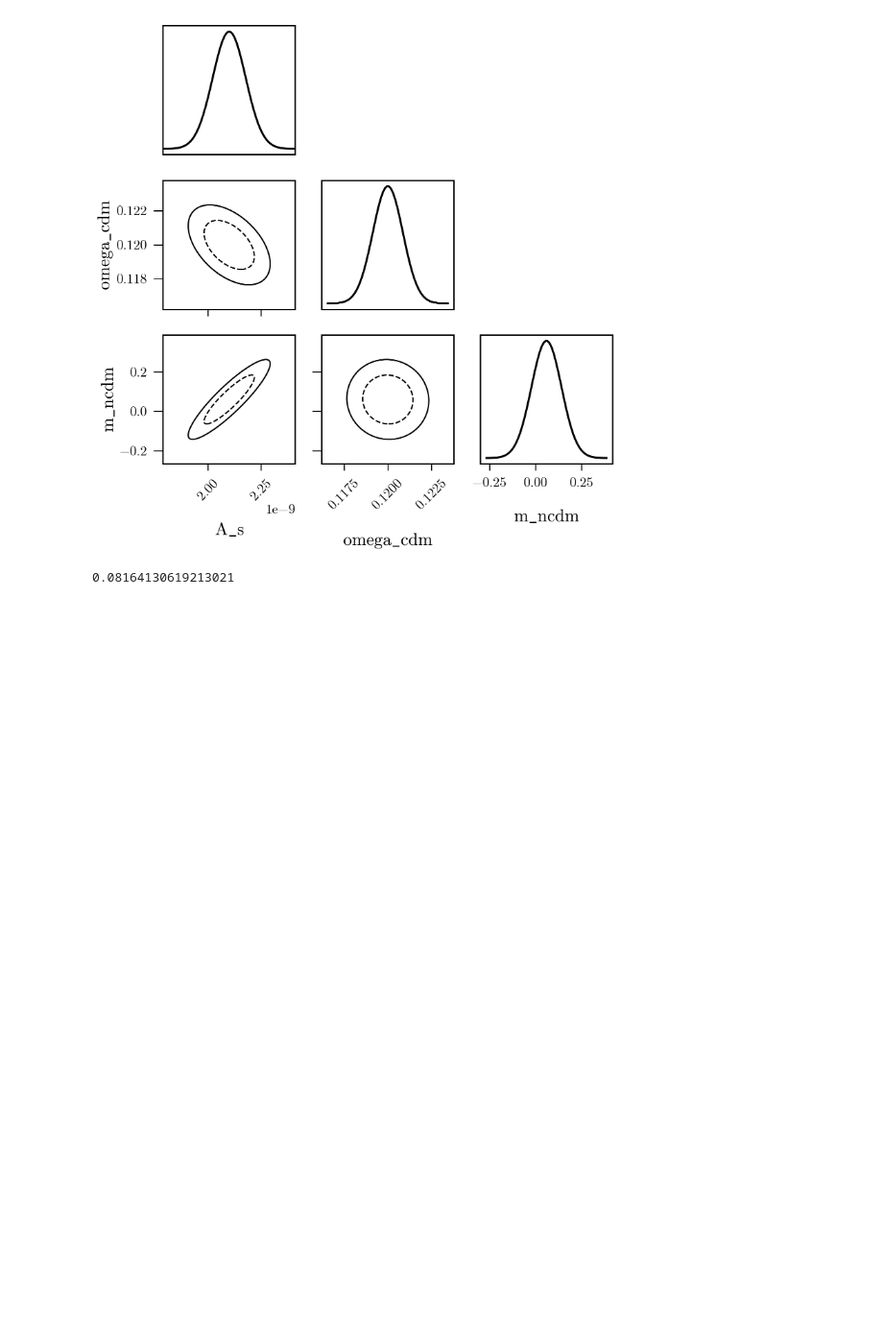
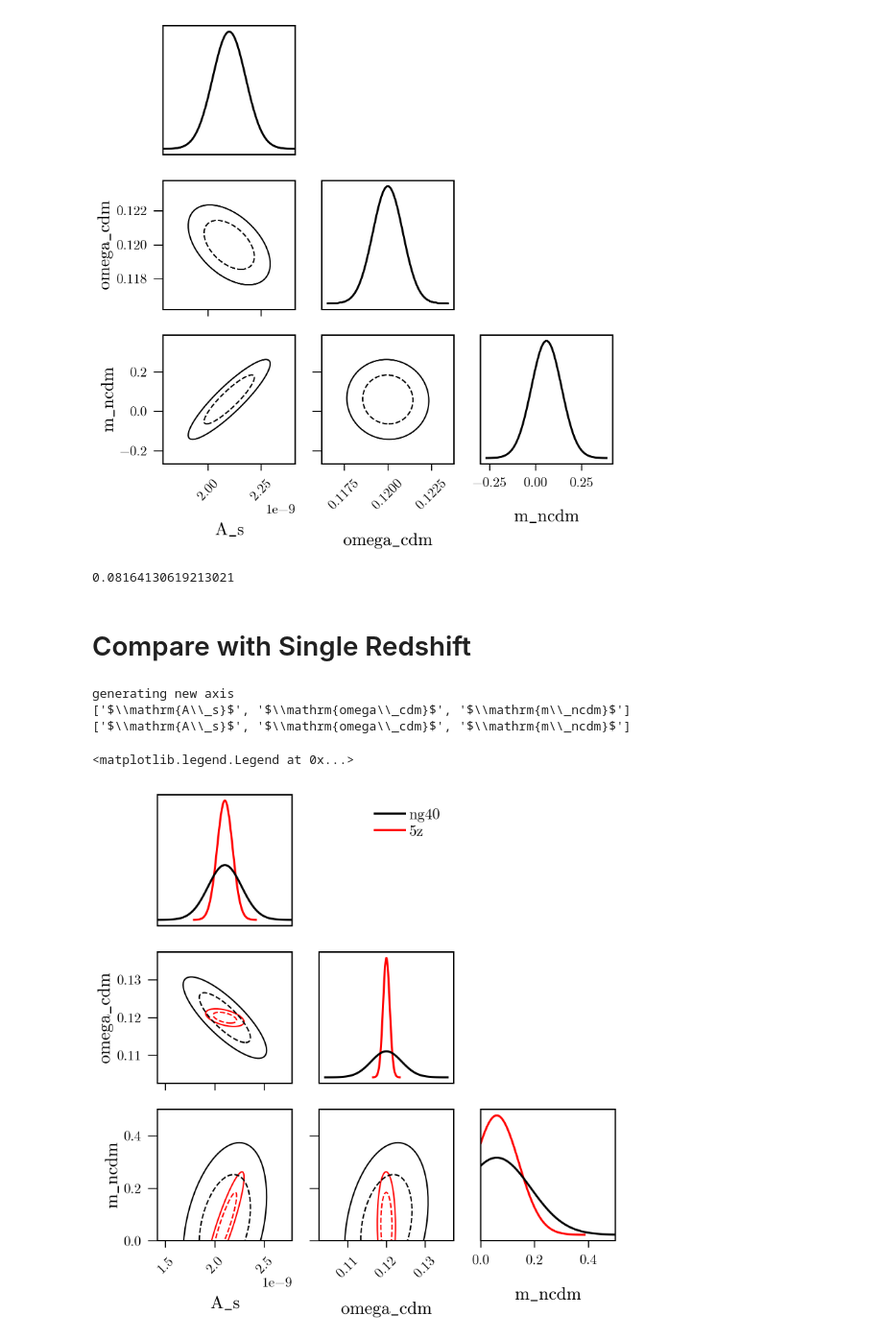
Before and after one commit to xzackli/fishchips-public, a Jupyter notebook: notebooks/Lensing Tomography.ipynb, the cells around one changed output. Shown at 96% size. Drawn from its saved outputs; the diff is of its cells as text; code cells hidden in the pictures; blank space fills up the shorter version.

```diff
--- a/notebooks/Lensing Tomography.ipynb
+++ b/notebooks/Lensing Tomography.ipynb
@@ -126,7 +124,7 @@ def get_kcov(cosmo, nbins, non_diagonal, verbose=False):
         print('debug matrix:\n', debug_mat)
     return cov_mat
 
-example_kcov = get_kcov(obs.cosmos['CLASS_fiducial'], nbins=5, non_diagonal=4, verbose=True)
+example_kcov = get_kcov(obs_tom.cosmos['CLASS_fiducial'], nbins=5, non_diagonal=4, verbose=True)
 # %% [output]
 debug matrix:
  [[ 0.  1.  2.  3.  4.]
@@ -227,13 +225,13 @@ class MultipleRedshiftGalaxyLensing(Experiment):
 
         return self.fisher
 # %%
-exp = MultipleRedshiftGalaxyLensing(fsky=0.4, ngal=np.array([08.83, 13.25, 11.15, 07.36, 04.26])*3437.75**2,
+exp_tom = MultipleRedshiftGalaxyLensing(fsky=0.4, ngal=np.array([08.83, 13.25, 11.15, 07.36, 04.26])*3437.75**2,
                                   sigma_e=0.35, l_min=80, l_max=5000,
                                    nbins=5, non_diagonal=4)
-fisher = exp.get_fisher(obs) #+ Planck.get_fisher(obs)
+fisher_tom = exp_tom.get_fisher(obs_tom) #+ Planck.get_fisher(obs)
 # %%
-cov = np.linalg.inv(fisher)
-fishchips.util.plot_triangle(obs, cov);
+cov = np.linalg.inv(fisher_tom)
+fishchips.util.plot_triangle(obs_tom, cov);
 # %% [output]
 generating new axis
 ['$\\mathrm{A\\_s}$', '$\\mathrm{omega\\_cdm}$', '$\\mathrm{m\\_ncdm}$']
@@ -242,3 +240,5 @@ generating new axis
 np.sqrt(cov[-1,-1])
 # %% [output]
 0.08164130619213021
+# %% [markdown]
+# Compare with Single Redshift
@@ -244,0 +364,19 @@ np.sqrt(cov[-1,-1])
+# %%
+single_cov = np.linalg.inv(fisher)
+# %%
+
+fig, ax = fishchips.util.plot_triangle(obs_tom, cov, color='red');
+fig, ax = fishchips.util.plot_triangle(obs, single_cov, f=fig, ax=ax);
+ax[-1,0].set_ylim(0,0.5)
+ax[-1,1].set_ylim(0,0.5)
+ax[-1,2].set_xlim(0,0.5)
+
+ax[0,1].plot([],[],color='black',label='ng40')
+ax[0,1].plot([],[],color='red',label='5z')
+ax[0,1].legend()
+# %% [output]
+generating new axis
+['$\\mathrm{A\\_s}$', '$\\mathrm{omega\\_cdm}$', '$\\mathrm{m\\_ncdm}$']
+['$\\mathrm{A\\_s}$', '$\\mathrm{omega\\_cdm}$', '$\\mathrm{m\\_ncdm}$']
+<matplotlib.legend.Legend at 0x...>
+[figure, added]
```
Also changed, not shown: parts of 5 cells of this notebook, 2 other files.
